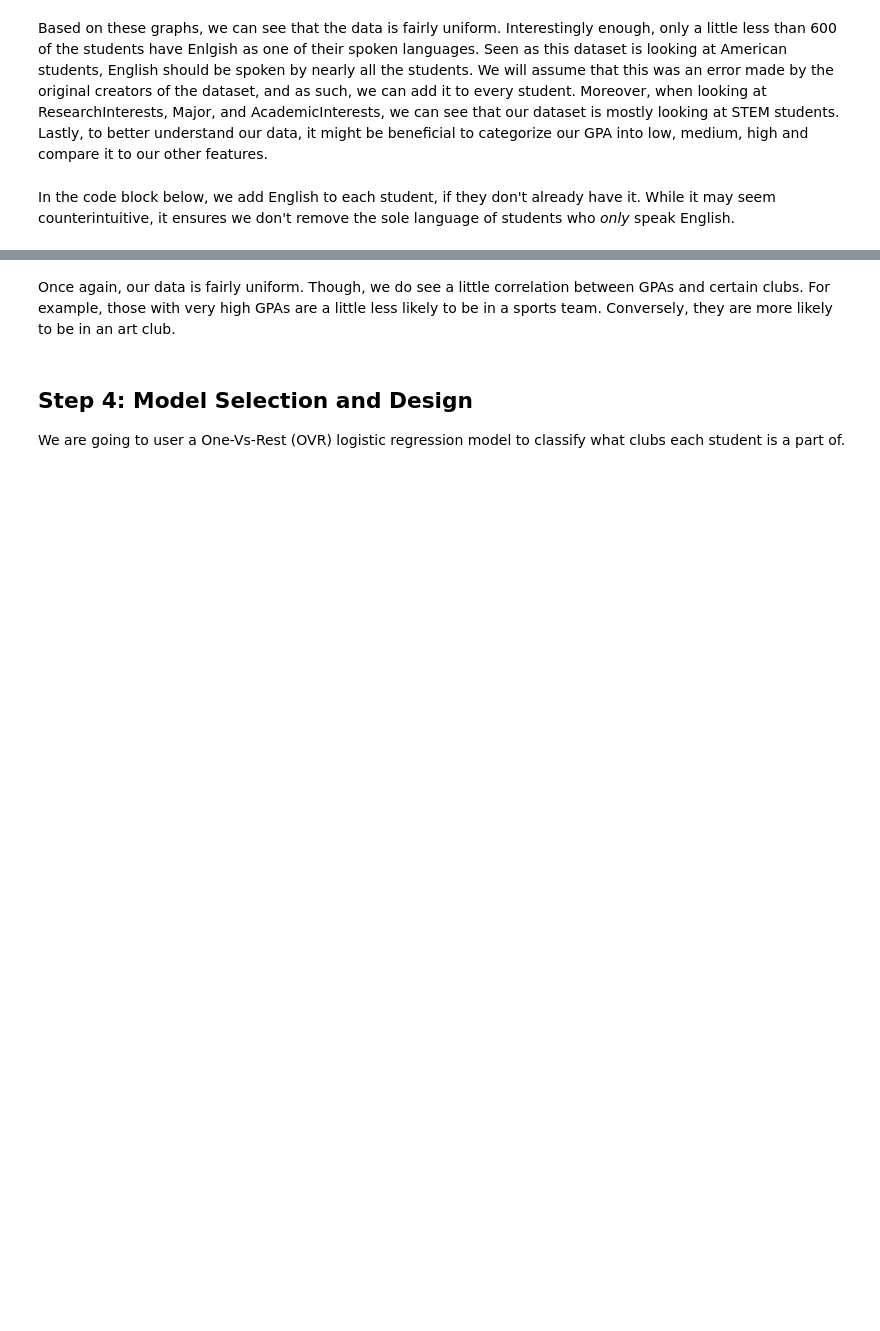
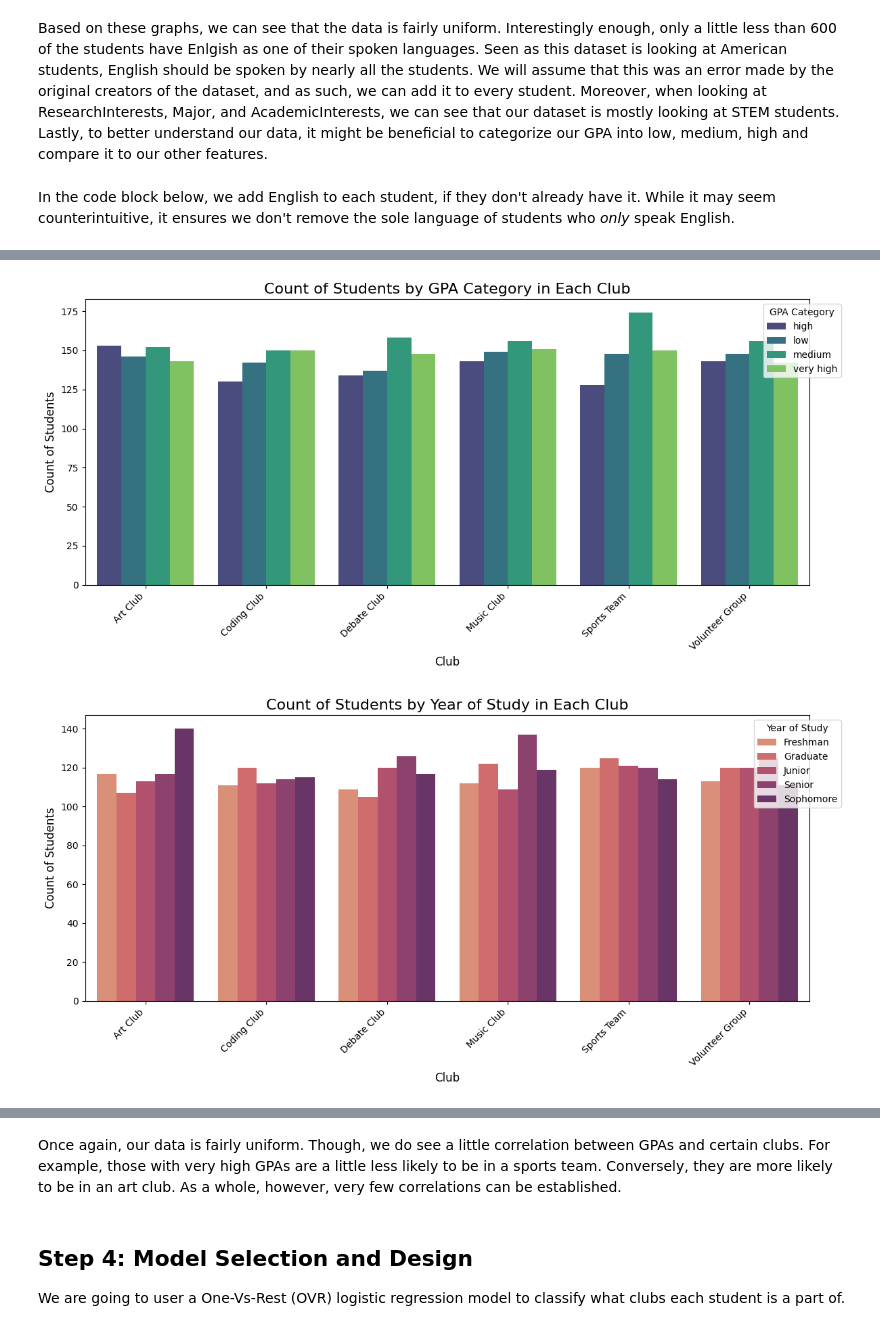
Before and after one commit to noahvezina26/student-clubs-ml, a Jupyter notebook: project.ipynb, the cells around one changed output, grey strips where cells are left out. Cells and saved outputs as stored; diff of their text form; code cells hidden in the pictures; blank space fills up the shorter version.

Commit message:
graphs

```diff
--- a/project.ipynb
+++ b/project.ipynb
@@ -273,0 +255,68 @@ plt.show()
+# %%
+def plot_club_counts(data, group_by, hue, palette, title, legend_title):
+    counts = data.groupby(group_by).size().reset_index(name='Count')
+    plt.figure(figsize=(12, 6))
+    sns.barplot(data=counts, x=group_by[1], y='Count', hue=group_by[0], palette=palette)
+    plt.title(title, fontsize=16)
+    plt.xlabel('Club', fontsize=12)
+    plt.ylabel('Count of Students', fontsize=12)
+    plt.xticks(rotation=45, ha='right', fontsize=10)
+    plt.legend(title=legend_title, loc='upper right', bbox_to_anchor=(1.05, 1))
+    plt.tight_layout()
+    plt.show()
+
+
+if infer_dtype(df["ClubMemberships"]) == "string":
+    df['ClubMemberships'] = df['ClubMemberships'].str.split(', ')
+df_exploded = df.explode('ClubMemberships')
+
+plot_club_counts(
+    data=df_exploded,
+    group_by=['CategoricalGPA', 'ClubMemberships'],
+    hue='CategoricalGPA',
+    palette="viridis",
+    title='Count of Students by GPA Category in Each Club',
+    legend_title='GPA Category'
+)
+
+plot_club_counts(
+    data=df_exploded,
+    group_by=['YearOfStudy', 'ClubMemberships'],
+    hue='YearOfStudy',
+    palette="flare",
+    title='Count of Students by Year of Study in Each Club',
+    legend_title='Year of Study'
+)
+
+plot_club_counts(
+    data=df_exploded,
+    group_by=['Location', 'ClubMemberships'],
+    hue='Location',
+    palette="plasma",
+    title='Count of Students by Location in Each Club',
+    legend_title='Location'
+)
+
+plot_club_counts(
+    data=df_exploded,
+    group_by=['Major', 'ClubMemberships'],
+    hue='Major',
+    palette="crest",
+    title='Count of Students by Major in Each Club',
+    legend_title='Major'
+)
+
+df_exploded['Skills'] = df_exploded['Skills'].str.split(', ')
+df_exploded_skills = df_exploded.explode('Skills')
+
+plot_club_counts(
+    data=df_exploded_skills,
+    group_by=['Skills', 'ClubMemberships'],
+    hue='Skills',
+    palette="flare",
+    title='Count of Students by Skills in Each Club',
+    legend_title='Skills'
+)
+# %% [output]
+[figure, added]
+[figure, added]
@@ -274,5 +326,5 @@ plt.show()
 # %% [markdown]
-Once again, our data is fairly uniform. Though, we do see a little correlation between GPAs and certain clubs. For example, those with very high GPAs are a little less likely to be in a sports team. Conversely, they are more likely to be in an art club.
+Once again, our data is fairly uniform. Though, we do see a little correlation between GPAs and certain clubs. For example, those with very high GPAs are a little less likely to be in a sports team. Conversely, they are more likely to be in an art club. As a whole, however, very few correlations can be established.
 # %% [markdown]
 ## Step 4: Model Selection and Design
 
```
Also changed, not shown: parts of 6 cells of this notebook.
